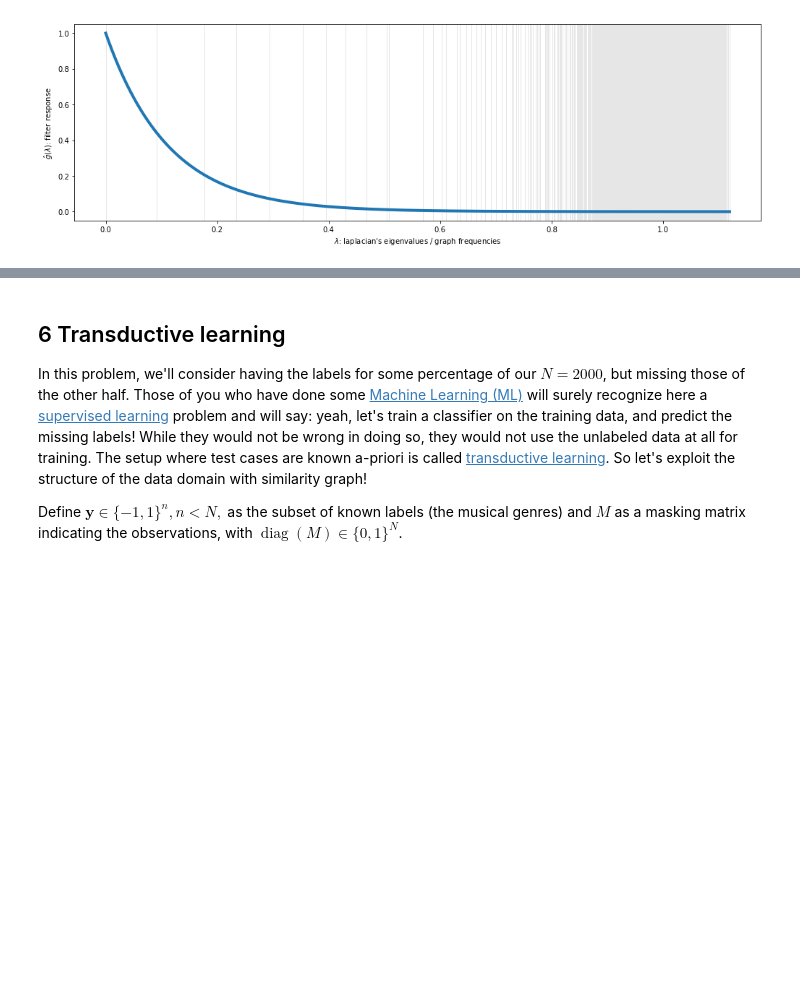
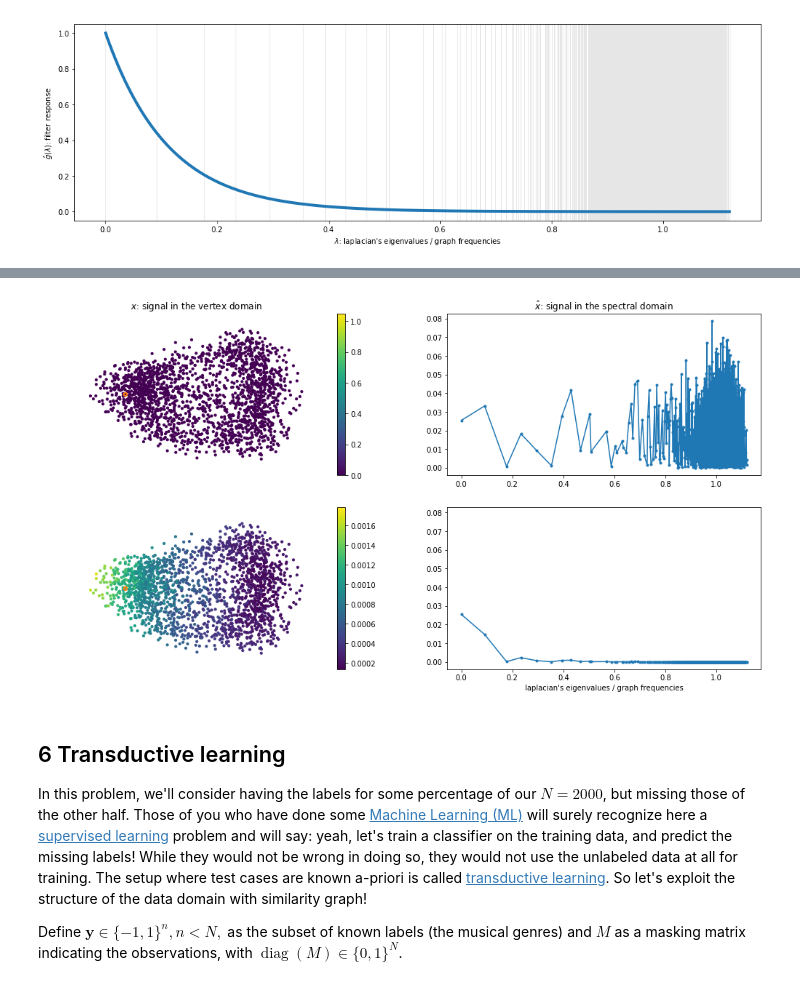
Before and after one commit to SilentBoulevard/ntds_2017, a Jupyter notebook: assignments/04_graph_signal_processing.ipynb, the cells around one changed output, grey strips where cells are left out. Cells and saved outputs as stored; diff of their text form; code cells hidden in the pictures; blank space fills up the shorter version.

```diff
--- a/assignments/04_graph_signal_processing.ipynb
+++ b/assignments/04_graph_signal_processing.ipynb
@@ -161,3 +167,26 @@ Hints:
+# %%
+# Your code here.
+y = f.filter(x)
+signals = [x, y]
+fig, axes = plt.subplots(len(signals), 2, figsize=(17, 9), sharey = 'col')
+for i, s in enumerate(signals):
+    s_hat = G.gft(s).squeeze()
+
+    G.plot_signal(s, vertex_size = 10, highlight = NODE, ax = axes[i, 0])
+    axes[i, 0].set_axis_off()
+    axes[i, 0].set_title('')
+
+    if i == 0:
+        axes[0, 1].plot(G.e, np.abs(s_hat), '.-')
+    else:
+        axes[1, 1].plot(G.e, np.abs(s_hat), '.-')
+
+
+axes[0, 0].set_title(r'$x$: signal in the vertex domain')
+axes[0, 1].set_title(r'$\hat{x}$: signal in the spectral domain')
+axes[-1, 1].set_xlabel("laplacian's eigenvalues / graph frequencies");
+# %% [output]
+[figure, added]
 # %% [markdown]
 ## 6 Transductive learning
 
```
Also changed, not shown: parts of 19 cells of this notebook.
